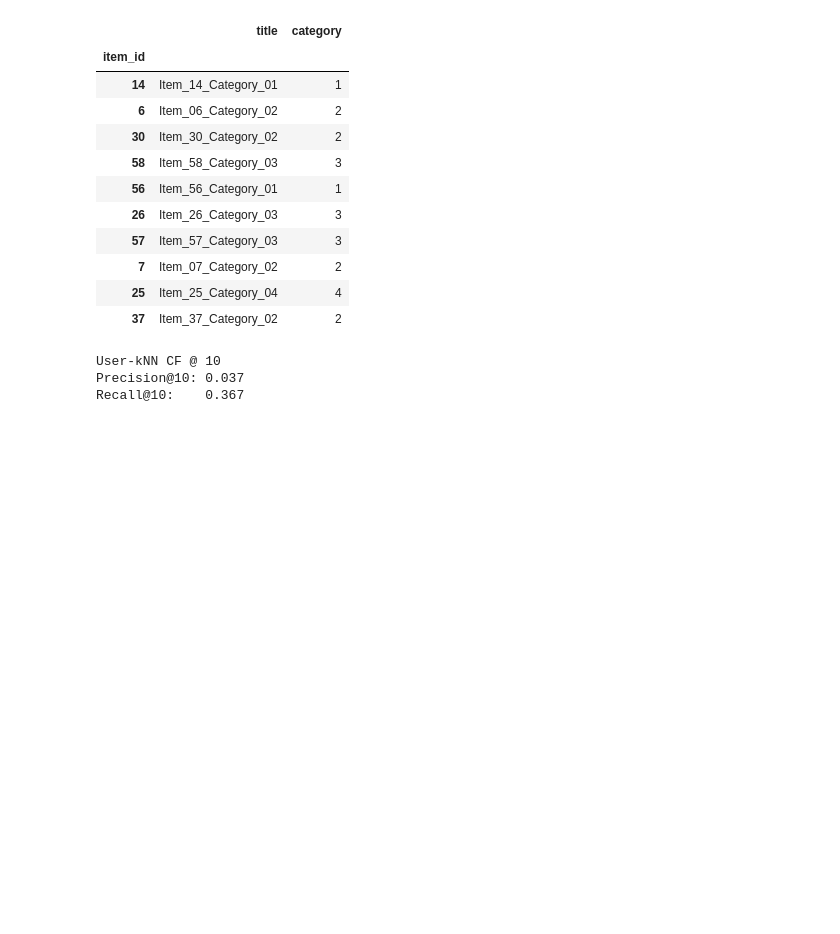
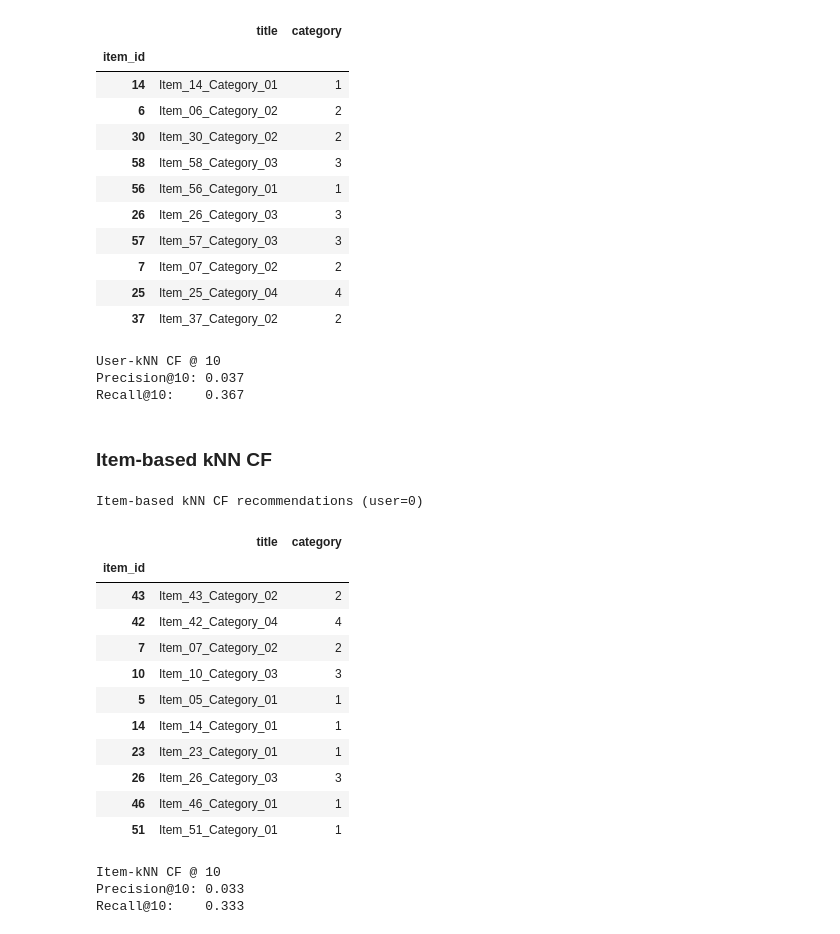
Before and after one commit to baldzhiyski/data-science-machine-learning-training, a Jupyter notebook: scikit-learn-course/unsupervised-learning/recommendation-systems-algorithms.ipynb, the cells around one changed output. Saved outputs shown, nothing was run; the diff lists cells and outputs as text; code cells hidden in the pictures; blank space fills up the shorter version.

Commit message:
Add Collaborative Filtering , Item-based recommender and evaluation

```diff
--- a/scikit-learn-course/unsupervised-learning/recommendation-systems-algorithms.ipynb
+++ b/scikit-learn-course/unsupervised-learning/recommendation-systems-algorithms.ipynb
@@ -991,3 +991,5 @@ User-based kNN CF recommendations (user=0)
 User-kNN CF @ 10
 Precision@10: 0.037
 Recall@10:    0.367
+# %% [markdown]
+### Item-based kNN CF
@@ -993,0 +1133,39 @@ Recall@10:    0.367
+# %%
+# -------------------------
+# Train and run the model
+# -------------------------
+
+R_train = build_dense_rating_matrix(train_df, n_users, n_items)
+
+item_knn = ItemKNNCF(k_neighbors=50)
+item_knn.fit(R_train)
+
+# Demo: recommend for one user
+recs_demo = item_knn.recommend(user_id=u_demo, seen=seen_demo, k=10, n_items=n_items)
+show_recommendations(u_demo, recs_demo, "Item-based kNN CF recommendations")
+
+# Evaluate with your leave-one-out pipeline
+evaluate_model(
+    recommend_fn=lambda u, seen, k: item_knn.recommend(u, seen, k, n_items),
+    train_df=train_df,
+    test_df=test_df,
+    k=10,
+    name="Item-kNN CF"
+)
+# %% [output]
+Item-based kNN CF recommendations (user=0)
+|  | title | category |
+| item_id |  |  |
+| 43 | Item_43_Category_02 | 2 |
+| 42 | Item_42_Category_04 | 4 |
+| 7 | Item_07_Category_02 | 2 |
+| 10 | Item_10_Category_03 | 3 |
+| 5 | Item_05_Category_01 | 1 |
+| 14 | Item_14_Category_01 | 1 |
+| 23 | Item_23_Category_01 | 1 |
+| 26 | Item_26_Category_03 | 3 |
+| 46 | Item_46_Category_01 | 1 |
+| 51 | Item_51_Category_01 | 1 |
+Item-kNN CF @ 10
+Precision@10: 0.033
+Recall@10:    0.333
```
Also changed, not shown: parts of 1 cell of this notebook.
